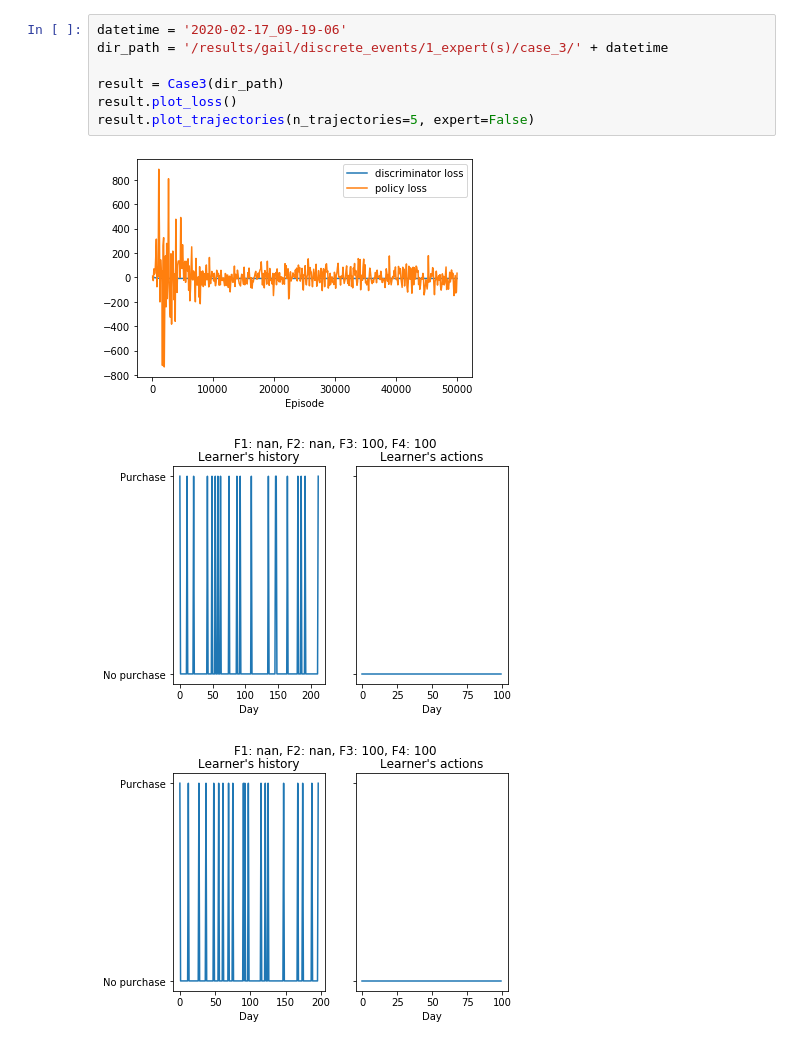
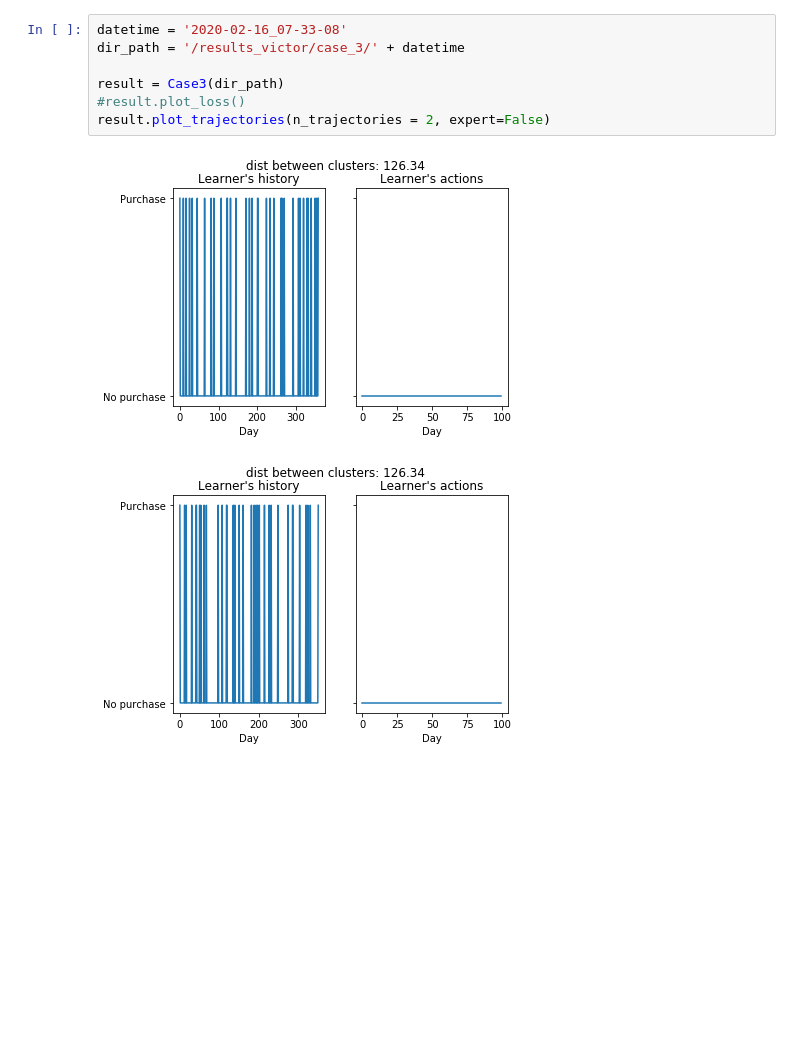
Before and after one commit to VictorGardi/CustomerBehaviour, a Jupyter notebook: analyze_results.ipynb, the cells around one changed output. Saved outputs shown, nothing was run; the diff lists cells and outputs as text; blank space fills up the shorter version.

```diff
--- a/analyze_results.ipynb
+++ b/analyze_results.ipynb
@@ -22,13 +23,12 @@ Javascript('Jupyter.notebook.execute_cells([-2])')
 # %% [output]
 [interactive output not drawn]
 # %%
-datetime = '2020-02-17_09-19-06'
-dir_path = '/results/gail/discrete_events/1_expert(s)/case_3/' + datetime
+datetime = '2020-02-16_07-33-08'
+dir_path = '/results_victor/case_3/' + datetime
 
 result = Case3(dir_path)
-result.plot_loss()
-result.plot_trajectories(n_trajectories=5, expert=False)
+#result.plot_loss()
+result.plot_trajectories(n_trajectories = 2, expert=False)
 # %% [output]
-[figure, old version]
+[figure, new version]
-[figure, old version]
+[figure, new version]
-[figure, removed]
```
Also changed, not shown: parts of 5 cells of this notebook, 2 other files.
